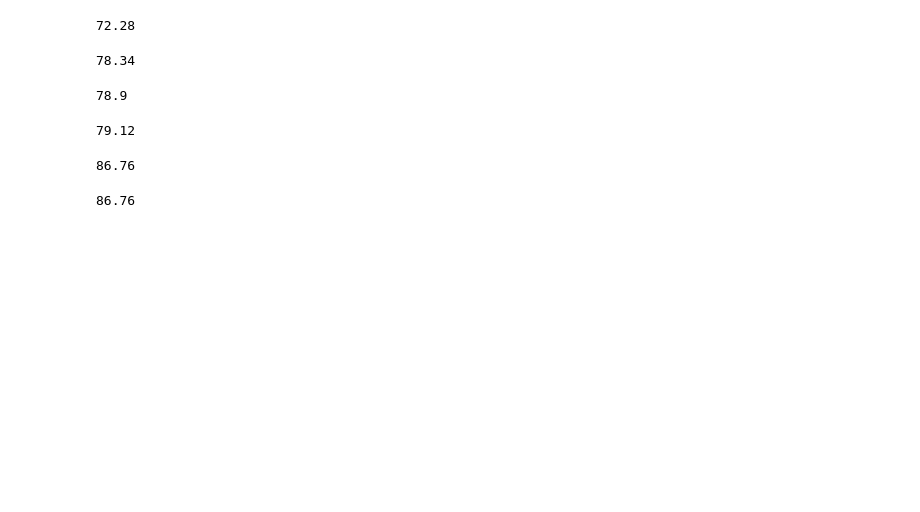
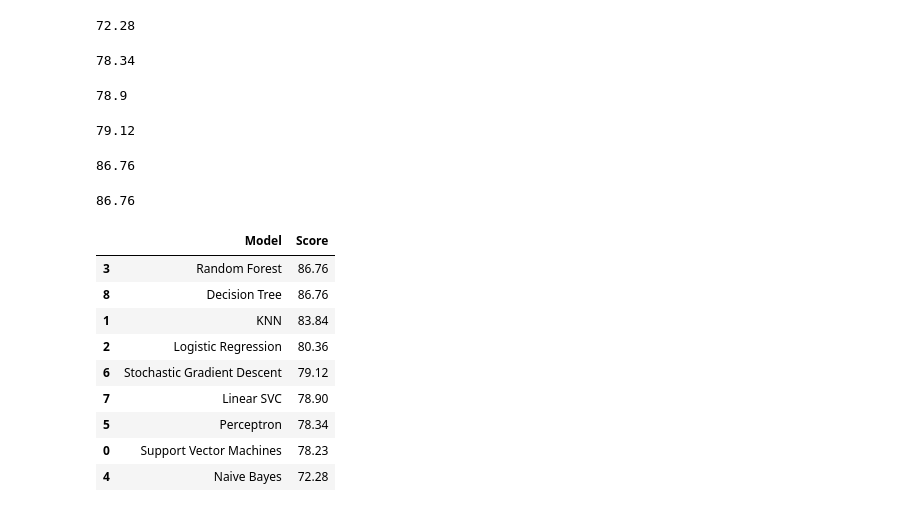
Before and after one commit to wbai0614/iris-ml-flask, a Jupyter notebook: titanic_meme.ipynb, the cells around one changed output. Drawn from its saved outputs; the diff is of its cells as text; code cells hidden in the pictures; blank space fills up the shorter version.

```diff
--- a/titanic_meme.ipynb
+++ b/titanic_meme.ipynb
@@ -532,3 +532,19 @@ acc_random_forest=round(random_forest.score(X_train,y_train)*100,2)
 acc_random_forest
 # %% [output]
 86.76
+# %%
+models=pd.DataFrame({'Model':['Support Vector Machines','KNN','Logistic Regression','Random Forest','Naive Bayes','Perceptron','Stochastic Gradient Descent','Linear SVC','Decision Tree'],
+                    'Score':[acc_svc,acc_knn,acc_log,acc_random_forest,acc_gaussian,acc_perceptron,acc_sgd,acc_linear_svc,acc_decision_tree,]})
+sorted_model=models.sort_values(by='Score',ascending=False)
+sorted_model
+# %% [output]
+|  | Model | Score |
+| 3 | Random Forest | 86.76 |
+| 8 | Decision Tree | 86.76 |
+| 1 | KNN | 83.84 |
+| 2 | Logistic Regression | 80.36 |
+| 6 | Stochastic Gradient Descent | 79.12 |
+| 7 | Linear SVC | 78.90 |
+| 5 | Perceptron | 78.34 |
+| 0 | Support Vector Machines | 78.23 |
+| 4 | Naive Bayes | 72.28 |
```
Also changed, not shown: parts of 2 cells of this notebook, 4 other files.
